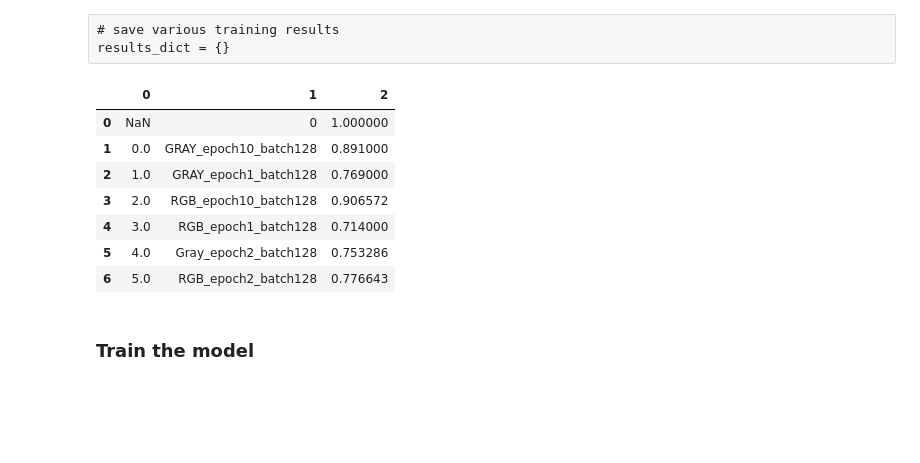
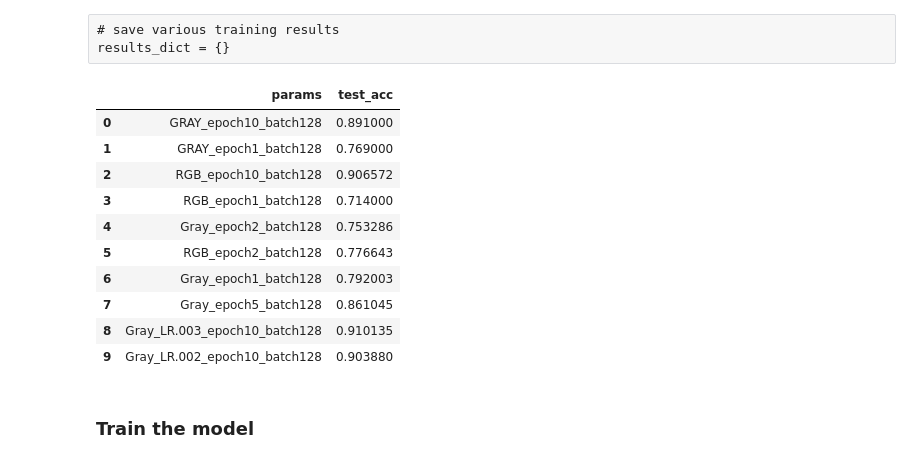
Before and after one commit to kcbighuge/CarND-Traffic-Sign-Classifier-Project-P2, a Jupyter notebook: Traffic_Sign_Classifier_v1.ipynb, the cells around one changed output. Cells and saved outputs as stored; diff of their text form; code cells hidden in the pictures; blank space fills up the shorter version.

```diff
--- a/Traffic_Sign_Classifier_v1.ipynb
+++ b/Traffic_Sign_Classifier_v1.ipynb
@@ -568,15 +537,18 @@ def evaluate(X_data, y_data):
 results_dict = {}
 # %%
 # load past results
-df_results = pd.read_csv('models/results_dict.csv', header=None)
+df_results = pd.read_csv('models/results_dict.csv', index_col=0)
 df_results
 # %% [output]
-|  | 0 | 1 | 2 |
-| 0 | NaN | 0 | 1.000000 |
-| 1 | 0.0 | GRAY_epoch10_batch128 | 0.891000 |
-| 2 | 1.0 | GRAY_epoch1_batch128 | 0.769000 |
-| 3 | 2.0 | RGB_epoch10_batch128 | 0.906572 |
-| 4 | 3.0 | RGB_epoch1_batch128 | 0.714000 |
-| 5 | 4.0 | Gray_epoch2_batch128 | 0.753286 |
-| 6 | 5.0 | RGB_epoch2_batch128 | 0.776643 |
+|  | params | test_acc |
+| 0 | GRAY_epoch10_batch128 | 0.891000 |
+| 1 | GRAY_epoch1_batch128 | 0.769000 |
+| 2 | RGB_epoch10_batch128 | 0.906572 |
+| 3 | RGB_epoch1_batch128 | 0.714000 |
+| 4 | Gray_epoch2_batch128 | 0.753286 |
+| 5 | RGB_epoch2_batch128 | 0.776643 |
+| 6 | Gray_epoch1_batch128 | 0.792003 |
+| 7 | Gray_epoch5_batch128 | 0.861045 |
+| 8 | Gray_LR.003_epoch10_batch128 | 0.910135 |
+| 9 | Gray_LR.002_epoch10_batch128 | 0.903880 |
 # %%
```
Also changed, not shown: parts of 32 cells of this notebook.
